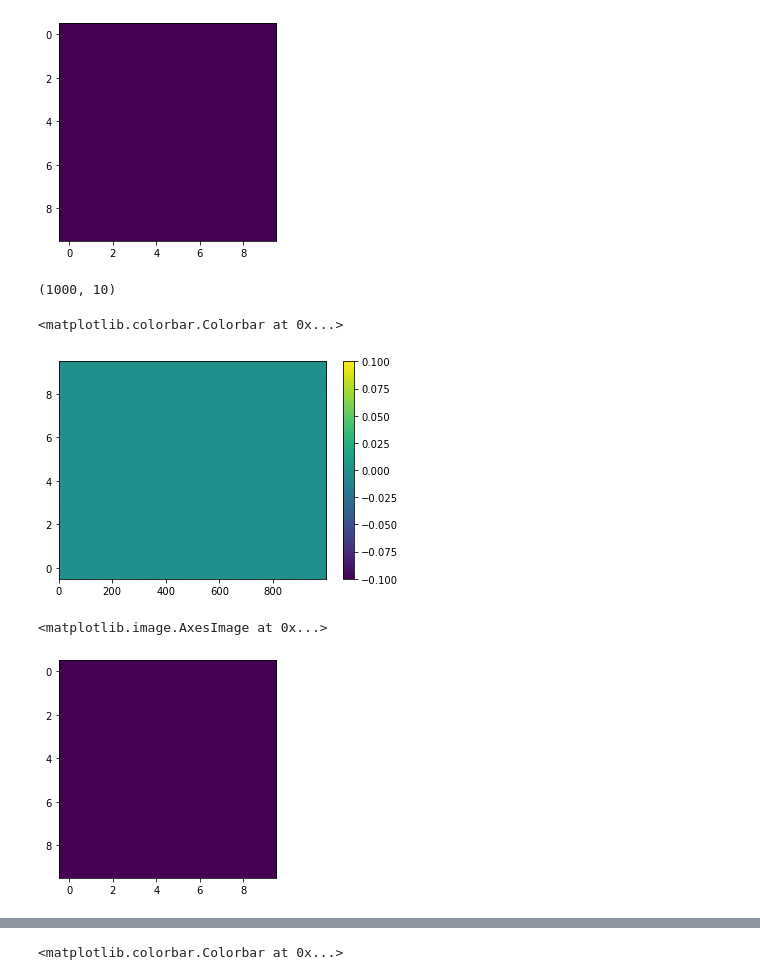
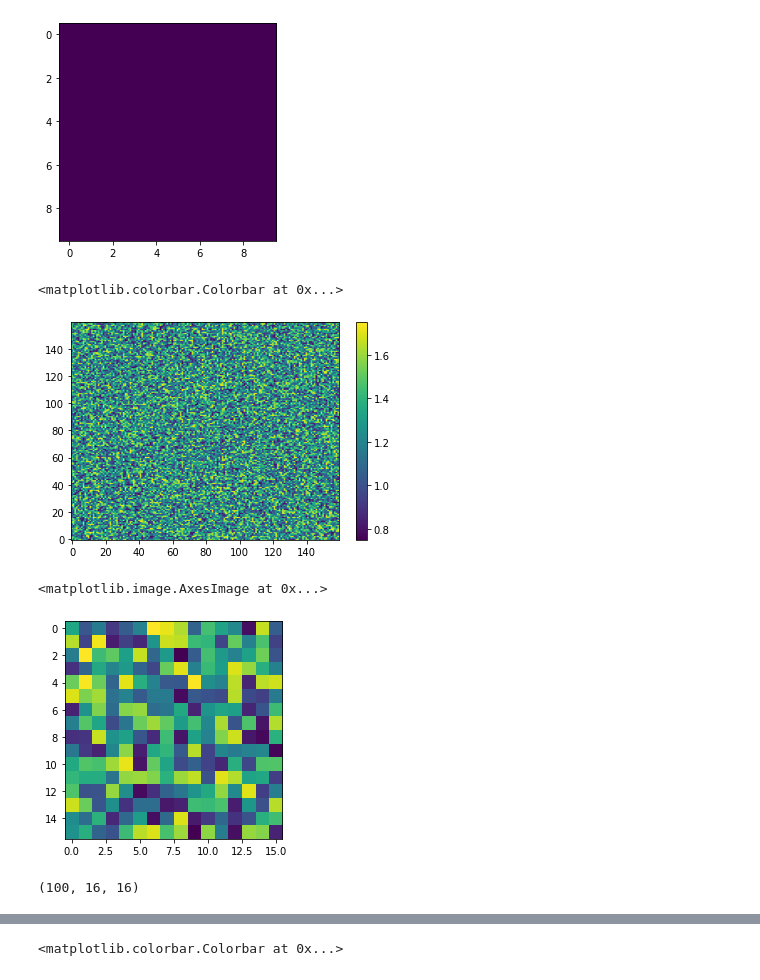
Before and after one commit to JetBrains-Research/mads, a Jupyter notebook: log/analytics.ipynb, the cells around one changed output, grey strips where cells are left out. Cells and saved outputs as stored; diff of their text form; code cells hidden in the pictures.

Commit message:
[fix] synapses   fix to wrk with LIF

```diff
--- a/log/analytics.ipynb
+++ b/log/analytics.ipynb
@@ -45,3 +52,3 @@ from sklearn.manifold import TSNE
 # %%
-weights1to2 = np.fromfile('excInhib//synapse3to2_weights.txt', sep='\n').reshape(100,99)
+weights1to2 = np.fromfile('excInhib//synapse1to2_weights.txt', sep='\n').reshape(100,256)
 # weights2to3 = np.fromfile('excInhib//synapse2to3_weights.txt', sep='\n').reshape(169, 25)
@@ -56,18 +58,18 @@ plt.imshow(weights1to2_fixed[50].reshape(10,10))
 <matplotlib.image.AxesImage at 0x...>
 [figure]
 # %%
-plt.imshow(get_2d_input_weights(weights1to2_fixed), origin='lower', aspect='auto')
+plt.imshow(get_2d_input_weights(weights1to2), origin='lower', aspect='auto')
 plt.colorbar()
 # %% [output]
-(1000, 10)
+<matplotlib.colorbar.Colorbar at 0x...>
-<matplotlib.colorbar.Colorbar at 0x...>
-[figure, old version]
+[figure, new version]
 # %%
+plt.imshow(weights1to2[6].reshape(16,16))
 # %% [output]
 <matplotlib.image.AxesImage at 0x...>
-[figure, old version]
+[figure, new version]
 # %%
-lst = list()
-for arr in weights1to2_fixed:
-    lst.append(arr.reshape(10,10))
+weights1to2.reshape(-1,16,16).shape
+# %% [output]
+(100, 16, 16)
 # %%
```
Also changed, not shown: parts of 10 cells of this notebook, 7 other files.
